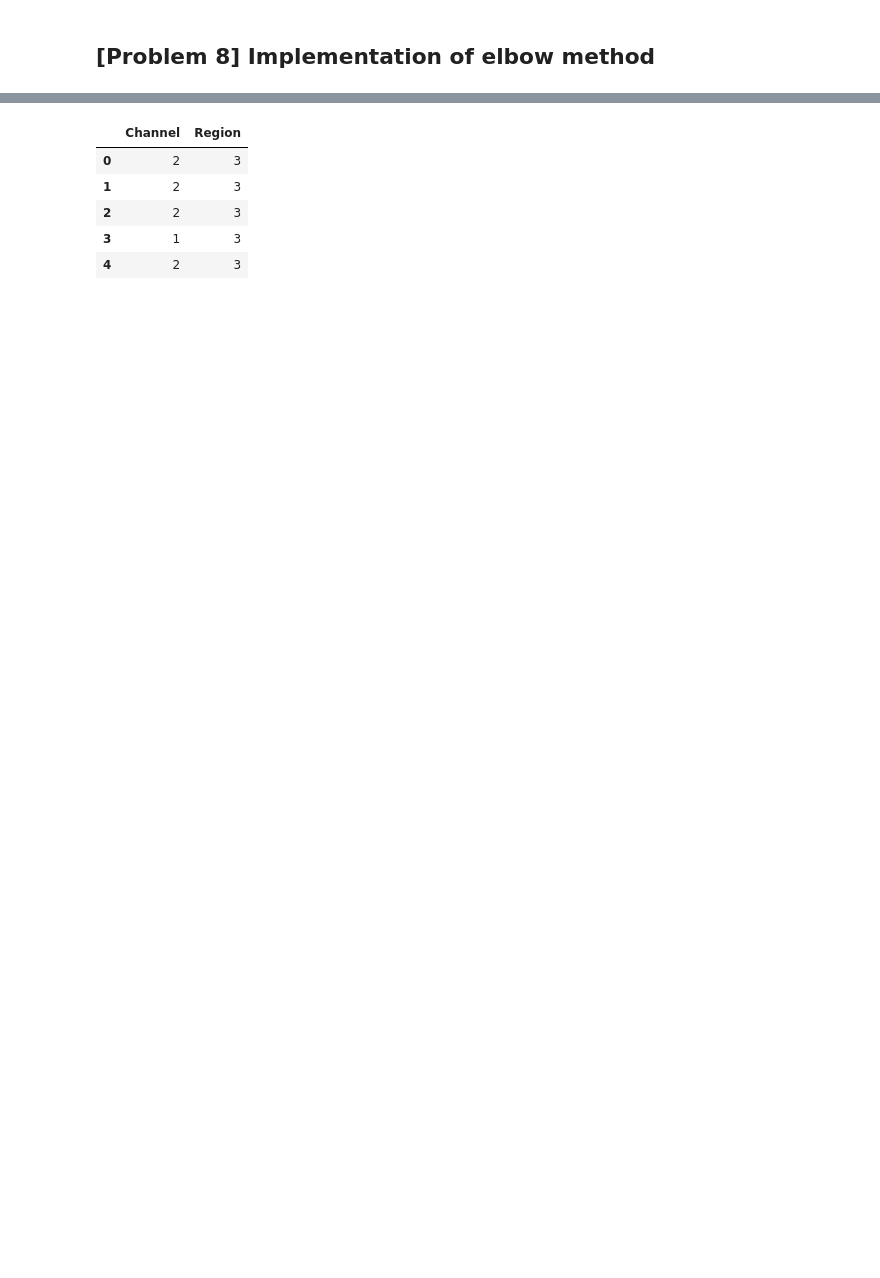
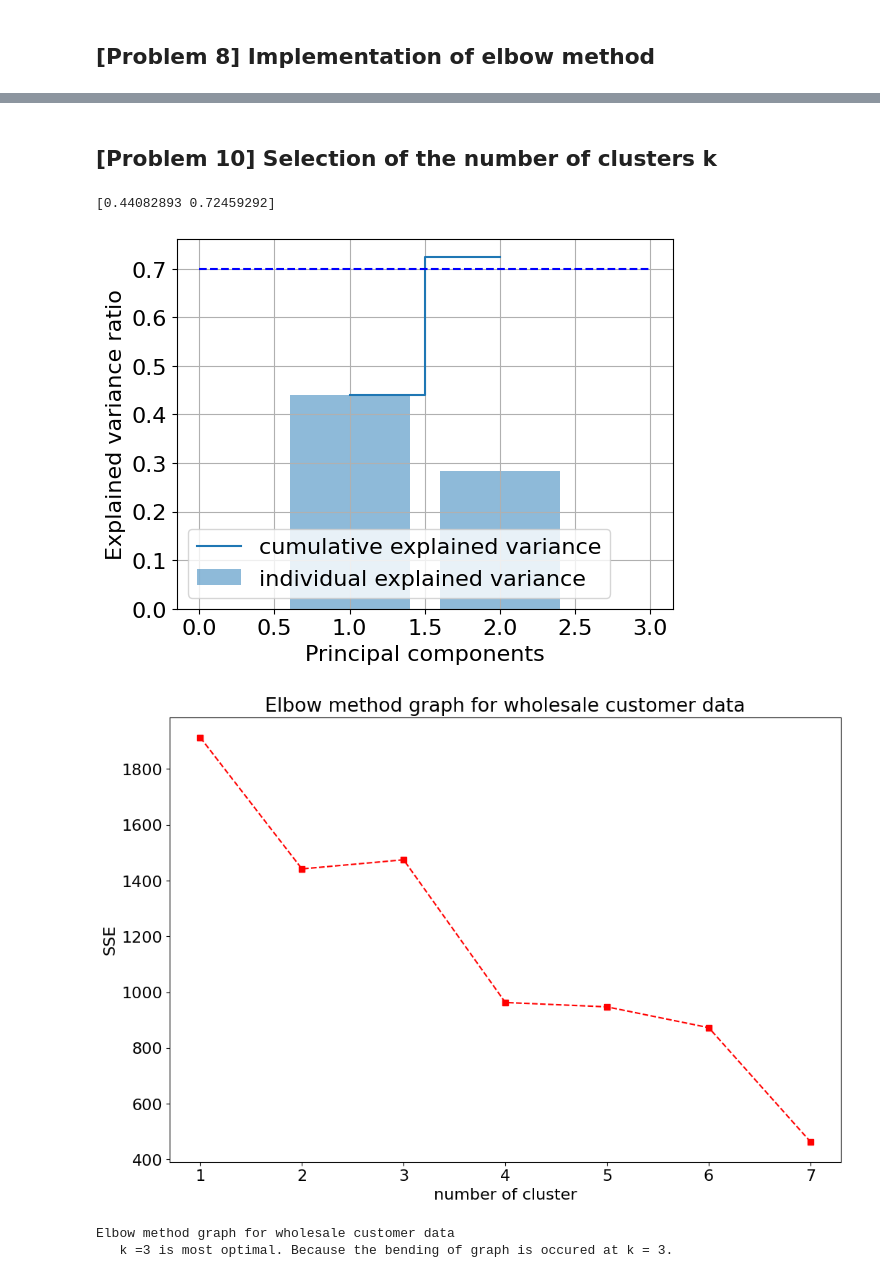
Before and after one commit to BatgerelBill/dive_into_ml_task, a Jupyter notebook: ml/ml_task_05_clustering.ipynb, the cells around one changed output, grey strips where cells are left out. Saved outputs shown, nothing was run; the diff lists cells and outputs as text; code cells hidden in the pictures; blank space fills up the shorter version.

```diff
--- a/ml/ml_task_05_clustering.ipynb
+++ b/ml/ml_task_05_clustering.ipynb
@@ -179,10 +220,55 @@ df.tail()
+# %% [markdown]
+## [Problem 10] Selection of the number of clusters k
 # %%
-data = df[['Channel', 'Region']]
-data.head()
+n = 2
+pca = PCA(n_components=n)
+pca = pca.fit(X)
+var_exp = pca.explained_variance_ratio_
+cum_var_exp = np.cumsum(var_exp)
+print(cum_var_exp)
+
+plt.bar(range(1,n+1), var_exp, alpha=0.5, align='center', label='individual explained variance')
+plt.step(range(1,n+1), cum_var_exp, where='mid', label='cumulative explained variance')
+plt.ylabel('Explained variance ratio')
+plt.xlabel('Principal components')
+plt.hlines(0.7, 0, n+1,  "blue", linestyles='dashed')
+plt.legend(loc='best')
+plt.grid()
+plt.show()
+
+pca_data = pca.transform(X)
+
+elbow = {}
+for k in range(1,8):
+    model = ScratchKMeans(n_clusters=k,n_init=5,max_iter=100,verbose=False)
+    model.fit(pca_data)
+    elbow[k] = model.best_sse
+fig = plt.subplots(figsize=(12,8))
+plt.rcParams["font.size"] = 16
+plt.plot(list(elbow.keys()),list(elbow.values()),'rs--')
+plt.title("Elbow method graph for wholesale customer data")
+plt.xlabel('number of cluster')
+plt.ylabel("SSE")
+plt.show()
+
+print("Elbow method graph for wholesale customer data \n \
+  k =3 is most optimal. Because the bending of graph is occured at k = 3.")
+
+
+clf = ScratchKMeans(n_clusters=3,n_init=5,max_iter=100,verbose=False)
+clf.fit(pca_data)
+cluster = clf.y_km
+data['cluster'] = cluster
+
+pca_data_label = np.concatenate([pca_data, cluster.reshape(-1,1)], axis=1)
+
+fig = plt.subplots(figsize=(12,8))
+for i in range(clf.n_clusters):
+  plt.scatter(pca_data_label[cluster==i,0], pca_data_label[cluster == i,1])
+plt.show()
 # %% [output]
-|  | Channel | Region |
-| 0 | 2 | 3 |
-| 1 | 2 | 3 |
-| 2 | 2 | 3 |
-| 3 | 1 | 3 |
-| 4 | 2 | 3 |
+[0.44082893 0.72459292]
+[figure, added]
+[figure, added]
+Elbow method graph for wholesale customer data
+   k =3 is most optimal. Because the bending of graph is occured at k = 3.
```
Also changed, not shown: parts of 23 cells of this notebook.
